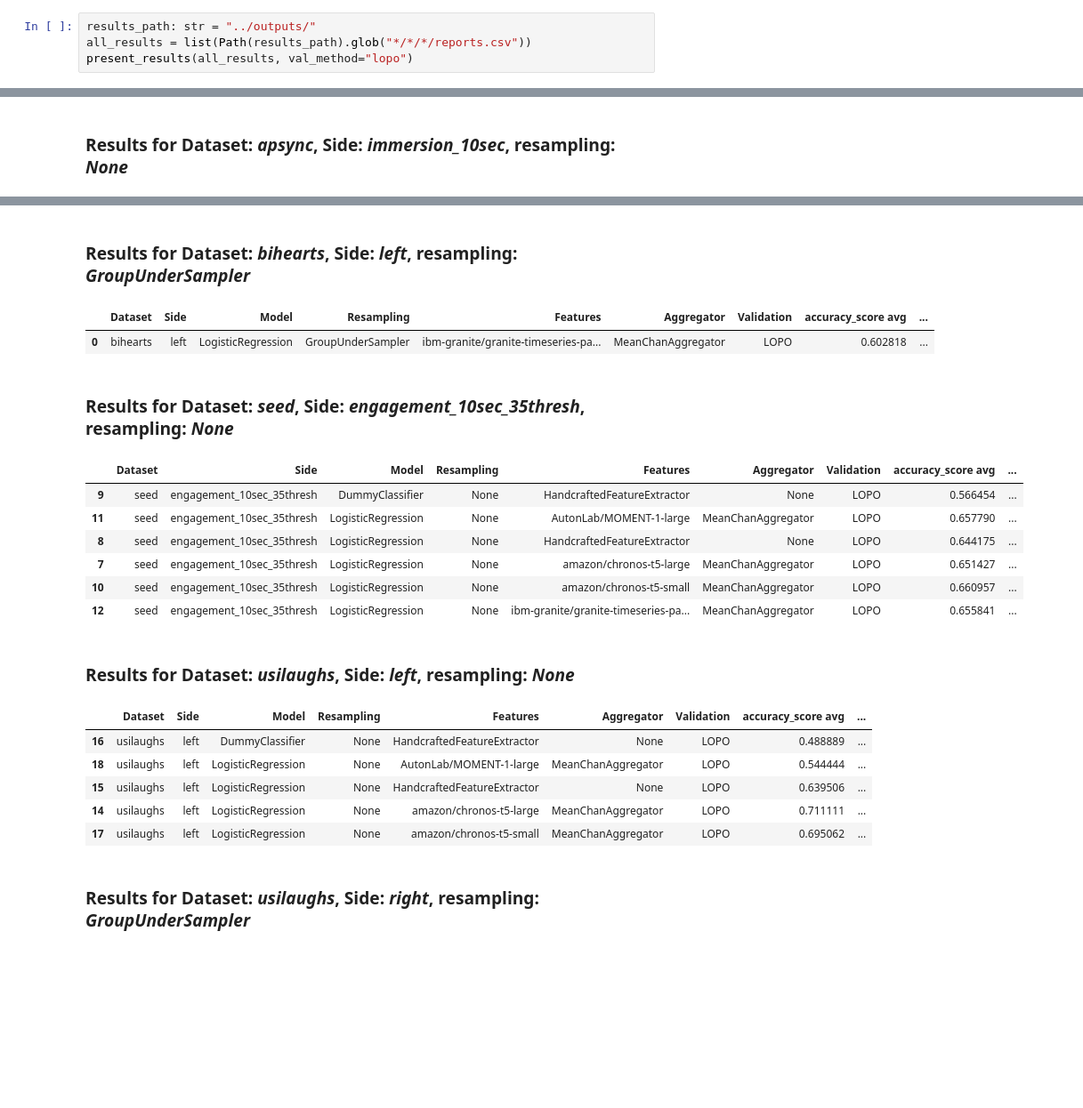
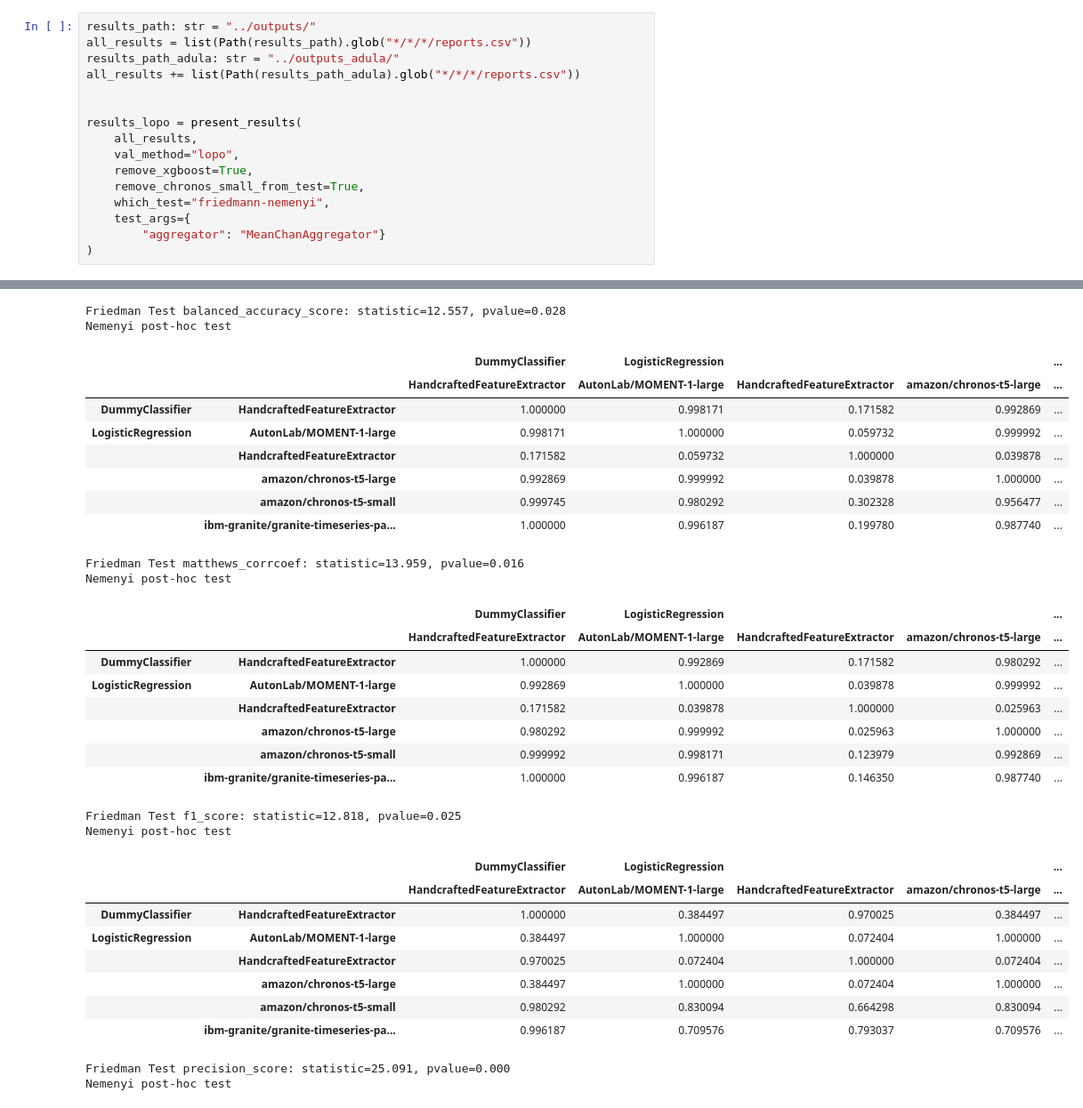
Before and after one commit to LeonardoAlchieri/pretrained_foundation_models_physiological_data, a Jupyter notebook: notebooks/check_results_final.ipynb, the cells around one changed output, grey strips where cells are left out. Shown at 89% size. Saved outputs shown, nothing was run; the diff lists cells and outputs as text; blank space fills up the shorter version.

```diff
--- a/notebooks/check_results_final.ipynb
+++ b/notebooks/check_results_final.ipynb
@@ -64,7 +160,19 @@ def present_results(paths: Generator, val_method: str = "lopo") -> None:
 # %%
 results_path: str = "../outputs/"
 all_results = list(Path(results_path).glob("*/*/*/reports.csv"))
-present_results(all_results, val_method="lopo")
+results_path_adula: str = "../outputs_adula/"
+all_results += list(Path(results_path_adula).glob("*/*/*/reports.csv"))
+
+
+results_lopo = present_results(
+    all_results,
+    val_method="lopo",
+    remove_xgboost=True,
+    remove_chronos_small_from_test=True,
+    which_test="friedmann-nemenyi",
+    test_args={
+        "aggregator": "MeanChanAggregator"}
+)
 # %% [output]
 Results for Dataset: apsync, Side: engagement_10sec, resampling: None
 |  | Dataset | Side | Model | Resampling | Features | Aggregator | Validation | accuracy_score avg | ... |
@@ -74,4 +182,3 @@ Results for Dataset: apsync, Side: engagement_10sec, resampling: None
 | 2 | apsync | engagement_10sec | LogisticRegression | None | amazon/chronos-t5-large | MeanChanAggregator | LOPO | 0.482812 | ... |
 | 5 | apsync | engagement_10sec | LogisticRegression | None | amazon/chronos-t5-small | MeanChanAggregator | LOPO | 0.499654 | ... |
 | 1 | apsync | engagement_10sec | LogisticRegression | None | ibm-granite/granite-timeseries-pa... | MeanChanAggregator | LOPO | 0.425518 | ... |
-Results for Dataset: apsync, Side: immersion_10sec, resampling: None
@@ -84,19 +195,32 @@ Results for Dataset: apsync, Side: immersion_10sec, resampling: None
-Results for Dataset: bihearts, Side: left, resampling: GroupUnderSampler
+Friedman Test balanced_accuracy_score: statistic=12.557, pvalue=0.028
+Nemenyi post-hoc test
-|  | Dataset | Side | Model | Resampling | Features | Aggregator | Validation | accuracy_score avg | ... |
-| 0 | bihearts | left | LogisticRegression | GroupUnderSampler | ibm-granite/granite-timeseries-pa... | MeanChanAggregator | LOPO | 0.602818 | ... |
+|  |  | DummyClassifier | LogisticRegression |  |  | ... |
+|  |  | HandcraftedFeatureExtractor | AutonLab/MOMENT-1-large | HandcraftedFeatureExtractor | amazon/chronos-t5-large | ... |
+| DummyClassifier | HandcraftedFeatureExtractor | 1.000000 | 0.998171 | 0.171582 | 0.992869 | ... |
+| LogisticRegression | AutonLab/MOMENT-1-large | 0.998171 | 1.000000 | 0.059732 | 0.999992 | ... |
+|  | HandcraftedFeatureExtractor | 0.171582 | 0.059732 | 1.000000 | 0.039878 | ... |
+|  | amazon/chronos-t5-large | 0.992869 | 0.999992 | 0.039878 | 1.000000 | ... |
+|  | amazon/chronos-t5-small | 0.999745 | 0.980292 | 0.302328 | 0.956477 | ... |
+|  | ibm-granite/granite-timeseries-pa... | 1.000000 | 0.996187 | 0.199780 | 0.987740 | ... |
-Results for Dataset: seed, Side: engagement_10sec_35thresh, resampling: None
+Friedman Test matthews_corrcoef: statistic=13.959, pvalue=0.016
+Nemenyi post-hoc test
-|  | Dataset | Side | Model | Resampling | Features | Aggregator | Validation | accuracy_score avg | ... |
-| 9 | seed | engagement_10sec_35thresh | DummyClassifier | None | HandcraftedFeatureExtractor | None | LOPO | 0.566454 | ... |
-| 11 | seed | engagement_10sec_35thresh | LogisticRegression | None | AutonLab/MOMENT-1-large | MeanChanAggregator | LOPO | 0.657790 | ... |
-| 8 | seed | engagement_10sec_35thresh | LogisticRegression | None | HandcraftedFeatureExtractor | None | LOPO | 0.644175 | ... |
-| 7 | seed | engagement_10sec_35thresh | LogisticRegression | None | amazon/chronos-t5-large | MeanChanAggregator | LOPO | 0.651427 | ... |
-| 10 | seed | engagement_10sec_35thresh | LogisticRegression | None | amazon/chronos-t5-small | MeanChanAggregator | LOPO | 0.660957 | ... |
-| 12 | seed | engagement_10sec_35thresh | LogisticRegression | None | ibm-granite/granite-timeseries-pa... | MeanChanAggregator | LOPO | 0.655841 | ... |
+|  |  | DummyClassifier | LogisticRegression |  |  | ... |
+|  |  | HandcraftedFeatureExtractor | AutonLab/MOMENT-1-large | HandcraftedFeatureExtractor | amazon/chronos-t5-large | ... |
+| DummyClassifier | HandcraftedFeatureExtractor | 1.000000 | 0.992869 | 0.171582 | 0.980292 | ... |
+| LogisticRegression | AutonLab/MOMENT-1-large | 0.992869 | 1.000000 | 0.039878 | 0.999992 | ... |
+|  | HandcraftedFeatureExtractor | 0.171582 | 0.039878 | 1.000000 | 0.025963 | ... |
+|  | amazon/chronos-t5-large | 0.980292 | 0.999992 | 0.025963 | 1.000000 | ... |
+|  | amazon/chronos-t5-small | 0.999992 | 0.998171 | 0.123979 | 0.992869 | ... |
+|  | ibm-granite/granite-timeseries-pa... | 1.000000 | 0.996187 | 0.146350 | 0.987740 | ... |
-Results for Dataset: usilaughs, Side: left, resampling: None
+Friedman Test f1_score: statistic=12.818, pvalue=0.025
+Nemenyi post-hoc test
-|  | Dataset | Side | Model | Resampling | Features | Aggregator | Validation | accuracy_score avg | ... |
-| 16 | usilaughs | left | DummyClassifier | None | HandcraftedFeatureExtractor | None | LOPO | 0.488889 | ... |
-| 18 | usilaughs | left | LogisticRegression | None | AutonLab/MOMENT-1-large | MeanChanAggregator | LOPO | 0.544444 | ... |
-| 15 | usilaughs | left | LogisticRegression | None | HandcraftedFeatureExtractor | None | LOPO | 0.639506 | ... |
-| 14 | usilaughs | left | LogisticRegression | None | amazon/chronos-t5-large | MeanChanAggregator | LOPO | 0.711111 | ... |
-| 17 | usilaughs | left | LogisticRegression | None | amazon/chronos-t5-small | MeanChanAggregator | LOPO | 0.695062 | ... |
+|  |  | DummyClassifier | LogisticRegression |  |  | ... |
+|  |  | HandcraftedFeatureExtractor | AutonLab/MOMENT-1-large | HandcraftedFeatureExtractor | amazon/chronos-t5-large | ... |
+| DummyClassifier | HandcraftedFeatureExtractor | 1.000000 | 0.384497 | 0.970025 | 0.384497 | ... |
+| LogisticRegression | AutonLab/MOMENT-1-large | 0.384497 | 1.000000 | 0.072404 | 1.000000 | ... |
+|  | HandcraftedFeatureExtractor | 0.970025 | 0.072404 | 1.000000 | 0.072404 | ... |
+|  | amazon/chronos-t5-large | 0.384497 | 1.000000 | 0.072404 | 1.000000 | ... |
+|  | amazon/chronos-t5-small | 0.980292 | 0.830094 | 0.664298 | 0.830094 | ... |
+|  | ibm-granite/granite-timeseries-pa... | 0.996187 | 0.709576 | 0.793037 | 0.709576 | ... |
-Results for Dataset: usilaughs, Side: right, resampling: GroupUnderSampler
+Friedman Test precision_score: statistic=25.091, pvalue=0.000
+Nemenyi post-hoc test
```
Also changed, not shown: parts of 5 cells of this notebook, 2 other files.
